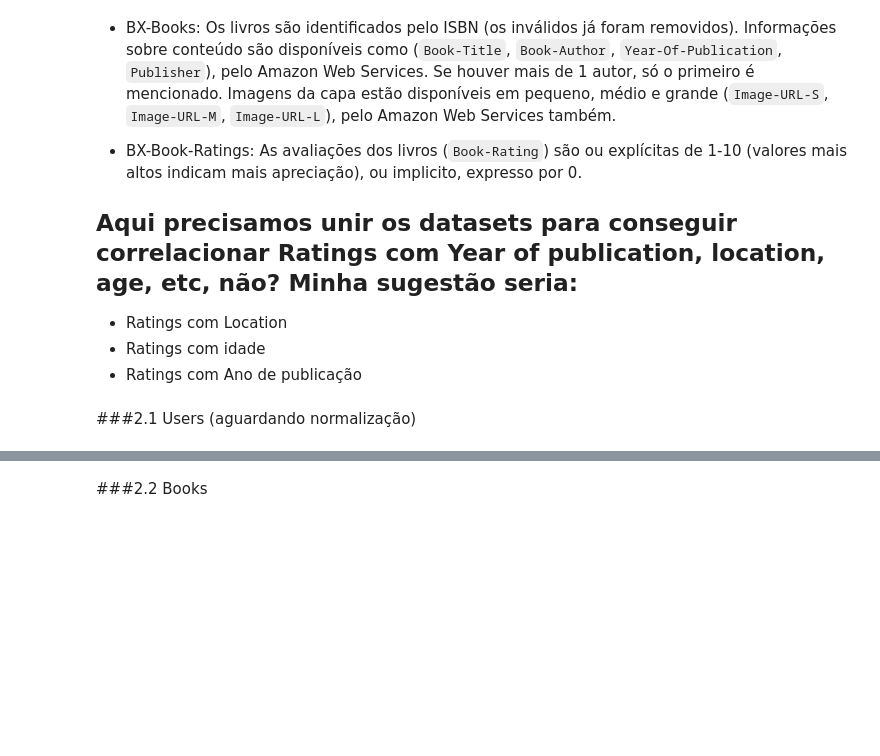
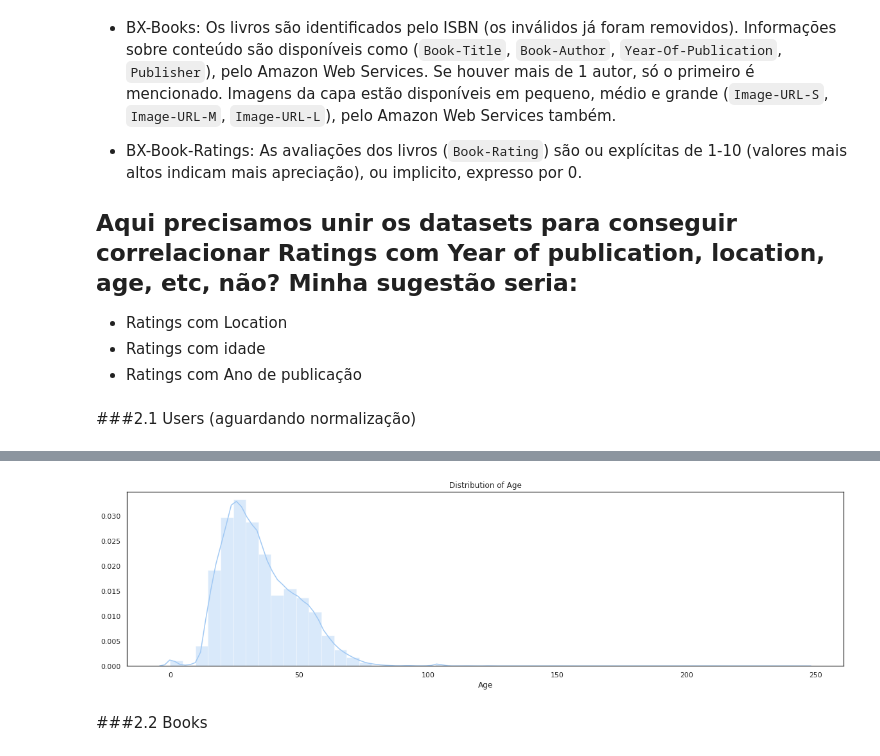
Before and after one commit to vivitc/deep-learning-books, a Jupyter notebook: Trabalho_DL_Books.ipynb, the cells around one changed output, grey strips where cells are left out. Saved outputs shown, nothing was run; the diff lists cells and outputs as text; code cells hidden in the pictures; blank space fills up the shorter version.

```diff
--- a/Trabalho_DL_Books.ipynb
+++ b/Trabalho_DL_Books.ipynb
@@ -201,8 +223,10 @@ print("Number of outliers:", outlier_number,
 # %%
-#Histograma com distribuição dos Ratings
+#Histograma com distribuição de idade
 plt.figure(figsize=(20,5))
-plt.title("Distribution of Ratings")
-ax = sns.distplot(df_book_rating["Book-Rating"])
+plt.title("Distribution of Age")
+ax = sns.distplot(df_users["Age"])
+# %% [output]
+[figure, added]
 # %% [markdown]
 ###2.2 Books
 # %%
```
Also changed, not shown: parts of 11 cells of this notebook.
